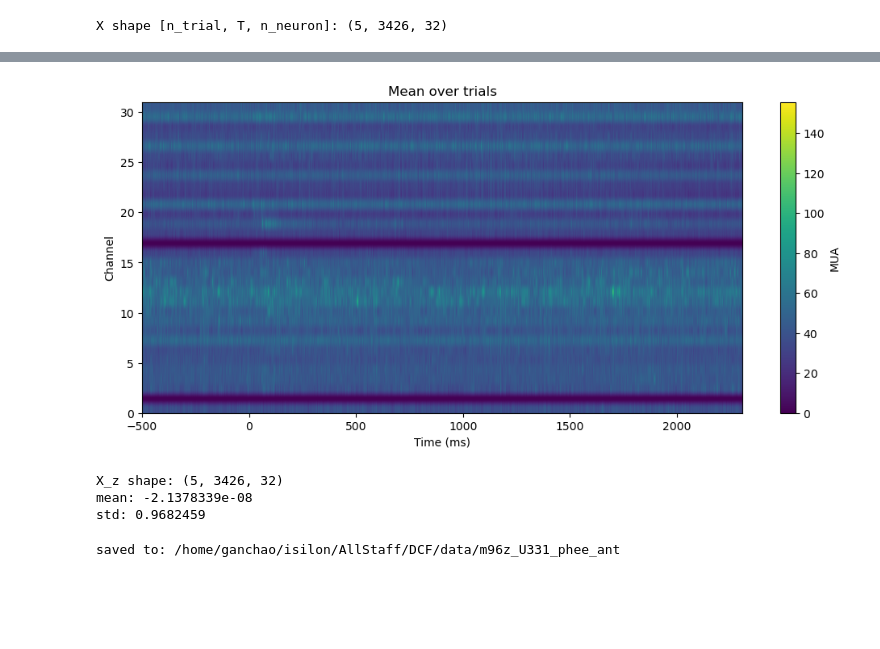
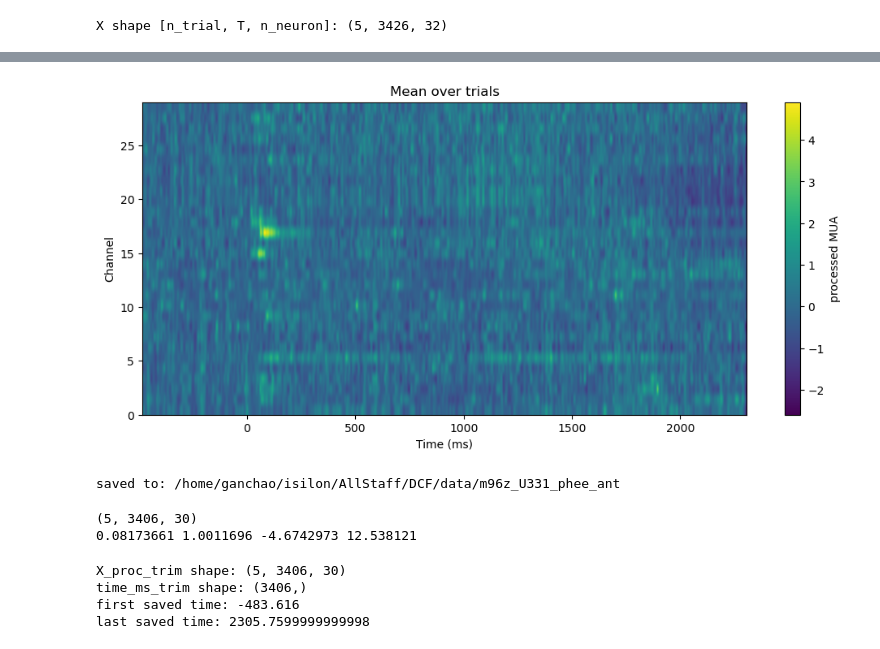
Before and after one commit to weigcdsb/auditory, a Jupyter notebook: 1_auditory_process_data.ipynb, the cells around one changed output, grey strips where cells are left out. Drawn from its saved outputs; the diff is of its cells as text; code cells hidden in the pictures; blank space fills up the shorter version.

```diff
--- a/1_auditory_process_data.ipynb
+++ b/1_auditory_process_data.ipynb
@@ -86,0 +137,11 @@ X shape [n_trial, T, n_neuron]: (5, 3426, 32)
+# %%
+# Trim initial transient artifact
+TRIM_START = 20
+
+X_proc_trim = X_proc[:, TRIM_START:, :]
+X_raw_good_trim = X_raw_good[:, TRIM_START:, :]
+time_ms_trim = time_ms[TRIM_START:]
+
+print("trim start bins:", TRIM_START)
+print("trim start ms:", time_ms[TRIM_START])
+print("X_proc_trim shape:", X_proc_trim.shape)
@@ -87,5 +152,6 @@ X shape [n_trial, T, n_neuron]: (5, 3426, 32)
 # %%
-trial_list = [X[i] for i in range(X.shape[0])]
+trial_list = [X_proc_trim[i] for i in range(X_proc_trim.shape[0])]
+n_neuron_proc = X_proc_trim.shape[2]
 
 print("n_trial:", len(trial_list))
 print("one trial shape [T, n_neuron]:", trial_list[0].shape)
@@ -131,34 +198,32 @@ plt.show()
 # %%
-mean_trial = X.mean(axis=0)  # [T, n_neuron]
+# mean_trial = X.mean(axis=0)  # [T, n_neuron]
+mean_trial = X_proc_trim.mean(axis=0)
 
 plt.figure(figsize=(12, 5))
 plt.imshow(
     mean_trial.T,
     aspect="auto",
     origin="lower",
-    extent=[time_ms[0], time_ms[-1], 0, n_neuron - 1],
+    # extent=[time_ms[0], time_ms[-1], 0, n_neuron - 1],
+    extent=[time_ms_trim[0], time_ms_trim[-1], 0, n_neuron_proc - 1],
 )
 plt.xlabel("Time (ms)")
 plt.ylabel("Channel")
 plt.title("Mean over trials")
-plt.colorbar(label="MUA")
+plt.colorbar(label="processed MUA")
 plt.show()
 # %% [output]
-[figure, old version]
+[figure, new version]
 # %%
-channel_mean = X.mean(axis=(0, 1), keepdims=True)
-channel_std = X.std(axis=(0, 1), keepdims=True) + 1e-8
+# channel_mean = X.mean(axis=(0, 1), keepdims=True)
+# channel_std = X.std(axis=(0, 1), keepdims=True) + 1e-8
 
-X_z = (X - channel_mean) / channel_std
-trial_list_z = [X_z[i] for i in range(X_z.shape[0])]
+# X_z = (X - channel_mean) / channel_std
+# trial_list_z = [X_z[i] for i in range(X_z.shape[0])]
 
-print("X_z shape:", X_z.shape)
-print("mean:", X_z.mean())
-print("std:", X_z.std())
+# print("X_z shape:", X_z.shape)
+# print("mean:", X_z.mean())
+# print("std:", X_z.std())
-# %% [output]
-X_z shape: (5, 3426, 32)
-mean: -2.1378339e-08
-std: 0.9682459
 # %%
 np.savez(
     out_dir / "dataset_samples.npz",
@@ -191,3 +288,20 @@ np.save(out_dir / "metadata.npy", meta, allow_pickle=True)
 print("saved to:", out_dir)
 # %% [output]
 saved to: /home/ganchao/isilon/AllStaff/DCF/data/m96z_U331_phee_ant
+# %%
+saved = np.load(out_dir / "dataset_samples.npz", allow_pickle=True)["samples"]
+print(saved.shape)
+print(saved.mean(), saved.std(), saved.min(), saved.max())
+# %% [output]
+(5, 3406, 30)
+0.08173661 1.0011696 -4.6742973 12.538121
+# %%
+print("X_proc_trim shape:", X_proc_trim.shape)
+print("time_ms_trim shape:", time_ms_trim.shape)
+print("first saved time:", time_ms_trim[0])
+print("last saved time:", time_ms_trim[-1])
+# %% [output]
+X_proc_trim shape: (5, 3406, 30)
+time_ms_trim shape: (3406,)
+first saved time: -483.616
+last saved time: 2305.7599999999998
```
Also changed, not shown: parts of 9 cells of this notebook, 1 other file.
